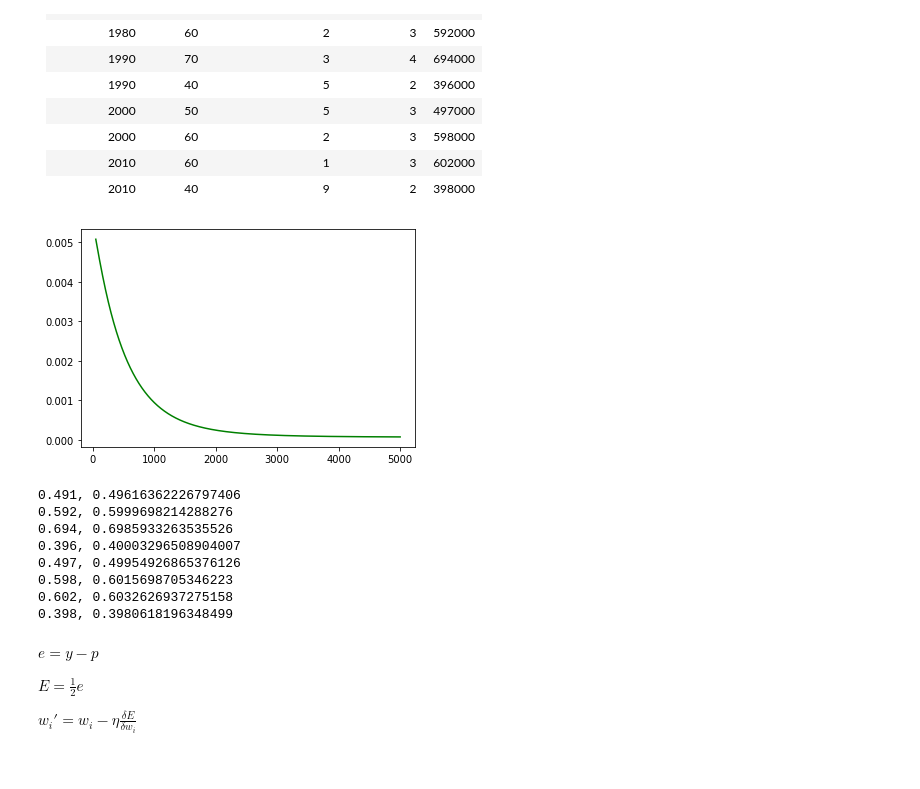
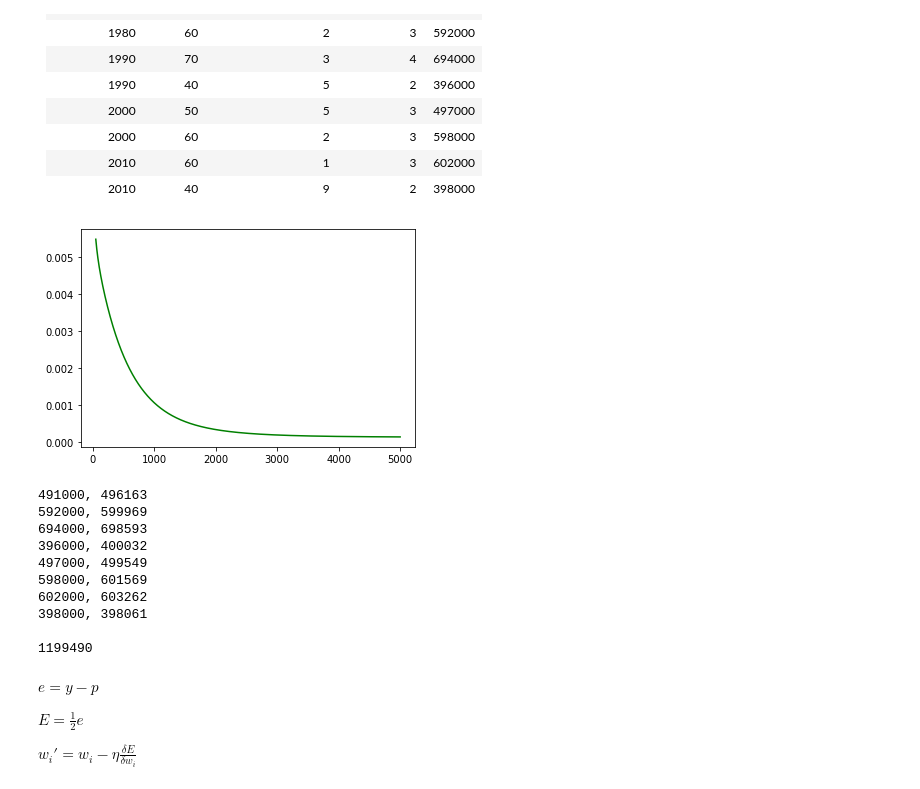
Before and after one commit to fdafadf/ml, a Jupyter notebook: MachineLearning.ipynb, the cells around one changed output. Saved outputs shown, nothing was run; the diff lists cells and outputs as text; code cells hidden in the pictures.

```diff
--- a/MachineLearning.ipynb
+++ b/MachineLearning.ipynb
@@ -334,53 +334,60 @@ properties_x = np.array([
   [0.2010, 0.60, 0.1, 0.3],
   [0.2010, 0.40, 0.9, 0.2],
 ])
 properties_y = np.array([
   [0.491000],
   [0.592000],
   [0.694000],
   [0.396000],
   [0.497000],
   [0.598000],
   [0.602000],
   [0.398000],
 ])
-neuron = create_neuron(4)
+properties_neuron = create_neuron(4)
 
 def train_neuron(neuron, xs, y):
   p = evaluate_neuron(neuron, xs)
   n = len(neuron) - 1
   r = 0.5
   e = y - p
   for i in range(0, n):
     neuron[i] = neuron[i] + r * e * xs[i]
   neuron[n] = neuron[n] + r * e
 
-n = len(properties_x)
-errors = []
+def train_neuron_dataset(neuron, X, Y, iterations=5000):
+  n = len(X)
+  errors = []
+  for i in range(0, iterations):
+    for j in range(0, n):
+      train_neuron(neuron, X[j], Y[j])
+    if i > 50:
+      error = sum([neuron_error(neuron, X[j], Y[j]) for j in range(0, n)])
+      errors.append([i, error])
+  return errors
 
-for x in range(0, 5000):
-  for i in range(0, n):
-    train_neuron(neuron, properties_x[i], properties_y[i])
-  if x > 50:
-    error = sum([neuron_error(neuron, properties_x[i], properties_y[i]) for i in range(0, n)])
-    errors.append([x, error])
-
+errors = train_neuron_dataset(properties_neuron, properties_x, properties_y)
 errors = np.array(errors, dtype="object")
 plt.plot(*errors.T, color='green')
 plt.show()
 
 for i in range(0, n):
-  print(f'{properties_y[i][0]}, {evaluate_neuron(neuron, properties_x[i])}')
+  print(f'{int(properties_y[i][0] * 1000000)}, {int(evaluate_neuron(neuron, properties_x[i]) * 1000000)}')
+
+print()
+print(int(evaluate_neuron(neuron, np.array([0.2020, 1.20, 0.1, 0.4])) * 1000000))
 # %% [output]
-[figure, old version]
+[figure, new version]
-0.491, 0.49616362226797406
-0.592, 0.5999698214288276
-0.694, 0.6985933263535526
-0.396, 0.40003296508904007
-0.497, 0.49954926865376126
-0.598, 0.6015698705346223
-0.602, 0.6032626937275158
-0.398, 0.3980618196348499
+491000, 496163
+592000, 599969
+694000, 698593
+396000, 400032
+497000, 499549
+598000, 601569
+602000, 603262
+398000, 398061
+
+1199490
 # %% [markdown]
 $e = y - p$
 
```
